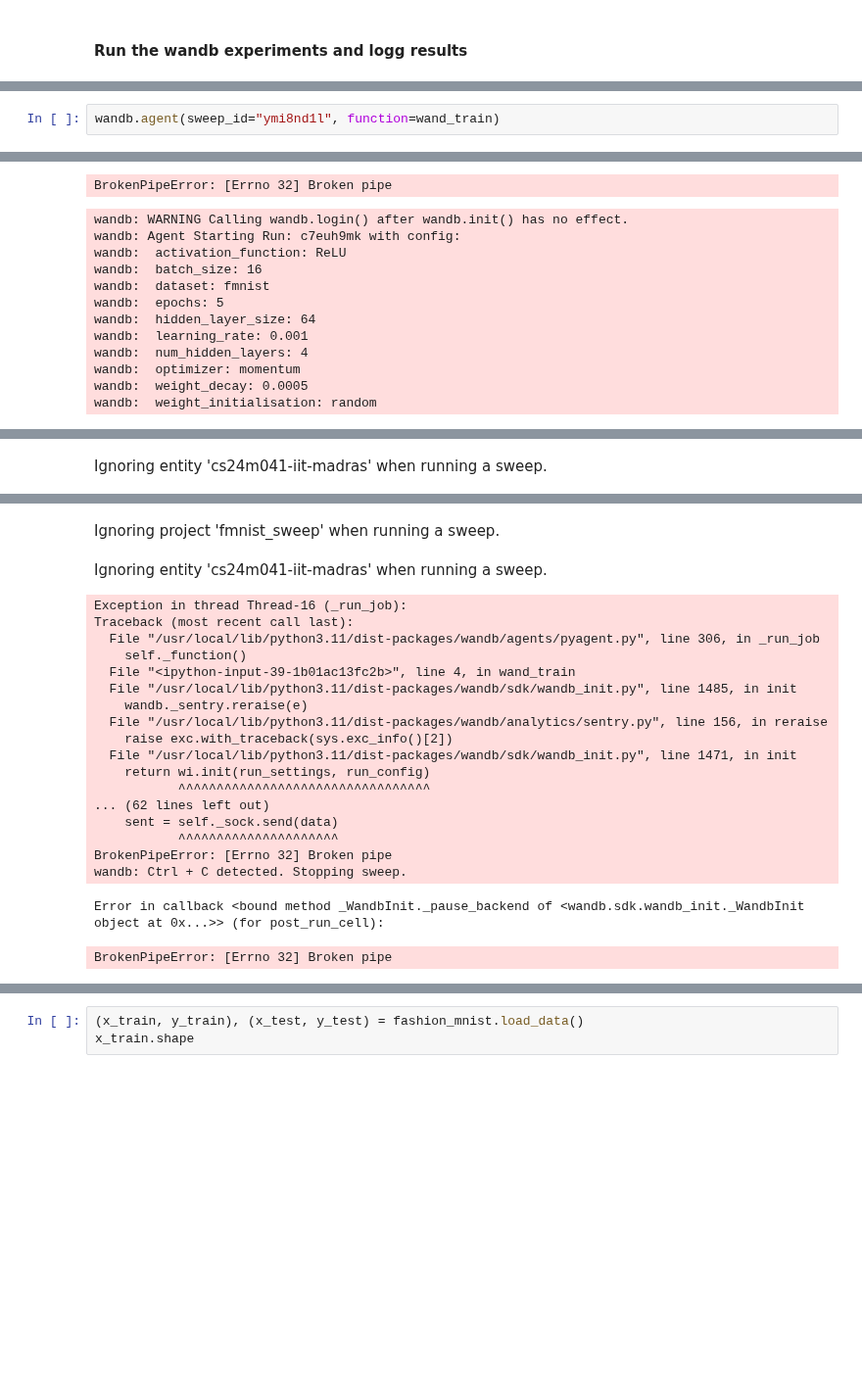
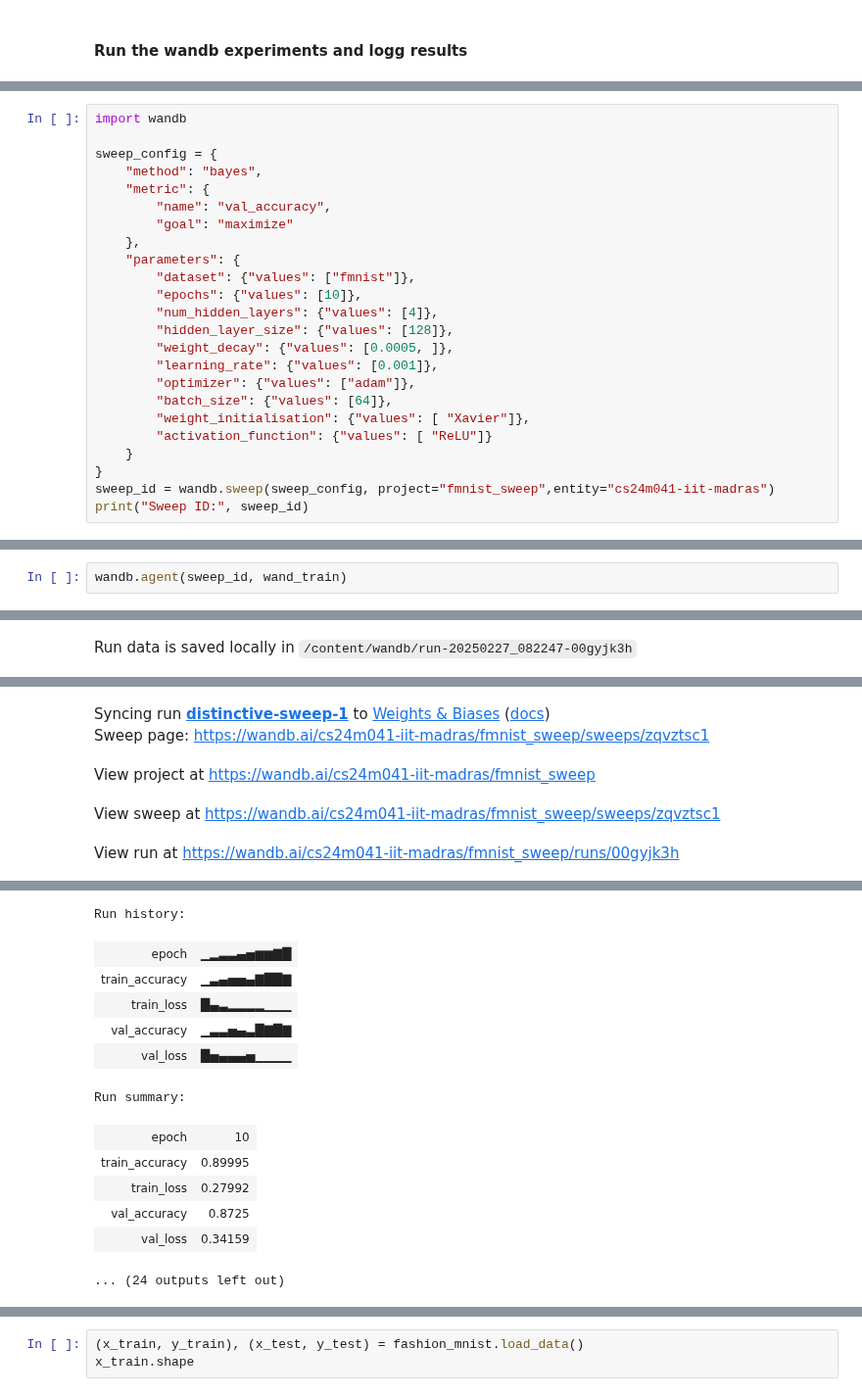
Before and after one commit to sankarvinayak/DL-assignment1, a Jupyter notebook: DL_assignment_1.ipynb, the cells around one changed output, grey strips where cells are left out. Shown at 98% size. Drawn from its saved outputs; the diff is of its cells as text; blank space fills up the shorter version.

Commit message:
bug low accuracy bug fixed

```diff
--- a/DL_assignment_1.ipynb
+++ b/DL_assignment_1.ipynb
@@ -657,0 +584,24 @@ BrokenPipeError: [Errno 32] Broken pipe
+# %%
+import wandb
+
+sweep_config = {
+    "method": "bayes",
+    "metric": {
+        "name": "val_accuracy",
+        "goal": "maximize"
+    },
+    "parameters": {
+        "dataset": {"values": ["fmnist"]},
+        "epochs": {"values": [10]},
+        "num_hidden_layers": {"values": [4]},
+        "hidden_layer_size": {"values": [128]},
+        "weight_decay": {"values": [0.0005, ]},
+        "learning_rate": {"values": [0.001]},
+        "optimizer": {"values": ["adam"]},
+        "batch_size": {"values": [64]},
+        "weight_initialisation": {"values": [ "Xavier"]},
+        "activation_function": {"values": [ "ReLU"]}
+    }
+}
+sweep_id = wandb.sweep(sweep_config, project="fmnist_sweep",entity="cs24m041-iit-madras")
+print("Sweep ID:", sweep_id)
@@ -658,3 +612,3 @@ BrokenPipeError: [Errno 32] Broken pipe
 # %%
-wandb.agent(sweep_id="ymi8nd1l", function=wand_train)
+wandb.agent(sweep_id, wand_train)
 # %% [output]
@@ -662,13 +625,0 @@ Error in callback <bound method _WandbInit._resume_backend of <wandb.sdk.wandb_i
-BrokenPipeError: [Errno 32] Broken pipe
-wandb: WARNING Calling wandb.login() after wandb.init() has no effect.
-wandb: Agent Starting Run: c7euh9mk with config:
-wandb:  activation_function: ReLU
-wandb:  batch_size: 16
-wandb:  dataset: fmnist
-wandb:  epochs: 5
-wandb:  hidden_layer_size: 64
-wandb:  learning_rate: 0.001
-wandb:  num_hidden_layers: 4
-wandb:  optimizer: momentum
-wandb:  weight_decay: 0.0005
-wandb:  weight_initialisation: random
@@ -676 +627 @@ Ignoring project 'fmnist_sweep' when running a sweep.
-Ignoring entity 'cs24m041-iit-madras' when running a sweep.
+Run data is saved locally in /content/wandb/run-20250227_082247-00gyjk3h
@@ -694,21 +628,5 @@ wandb:  weight_initialisation: Xavier
-Ignoring project 'fmnist_sweep' when running a sweep.
+Syncing run distinctive-sweep-1 to Weights & Biases (docs)
+Sweep page: https://wandb.ai/cs24m041-iit-madras/fmnist_sweep/sweeps/zqvztsc1
-Ignoring entity 'cs24m041-iit-madras' when running a sweep.
+View project at https://wandb.ai/cs24m041-iit-madras/fmnist_sweep
-Exception in thread Thread-16 (_run_job):
-Traceback (most recent call last):
-  File "/usr/local/lib/python3.11/dist-packages/wandb/agents/pyagent.py", line 306, in _run_job
-    self._function()
-  File "<ipython-input-39-1b01ac13fc2b>", line 4, in wand_train
-  File "/usr/local/lib/python3.11/dist-packages/wandb/sdk/wandb_init.py", line 1485, in init
-    wandb._sentry.reraise(e)
-  File "/usr/local/lib/python3.11/dist-packages/wandb/analytics/sentry.py", line 156, in reraise
-    raise exc.with_traceback(sys.exc_info()[2])
-  File "/usr/local/lib/python3.11/dist-packages/wandb/sdk/wandb_init.py", line 1471, in init
-    return wi.init(run_settings, run_config)
-           ^^^^^^^^^^^^^^^^^^^^^^^^^^^^^^^^^
-... (62 lines left out)
-    sent = self._sock.send(data)
-           ^^^^^^^^^^^^^^^^^^^^^
-BrokenPipeError: [Errno 32] Broken pipe
-wandb: Ctrl + C detected. Stopping sweep.
-Error in callback <bound method _WandbInit._pause_backend of <wandb.sdk.wandb_init._WandbInit object at 0x...>> (for post_run_cell):
-BrokenPipeError: [Errno 32] Broken pipe
+View sweep at https://wandb.ai/cs24m041-iit-madras/fmnist_sweep/sweeps/zqvztsc1
+View run at https://wandb.ai/cs24m041-iit-madras/fmnist_sweep/runs/00gyjk3h
@@ -714,0 +634,13 @@ BrokenPipeError: [Errno 32] Broken pipe
+Run history:
+| epoch | ▁▂▃▃▄▅▆▆▇█ |
+| train_accuracy | ▁▃▄▅▅▄▇██▇ |
+| train_loss | █▄▃▂▂▂▂▁▁▁ |
+| val_accuracy | ▁▃▃▅▄▃█▇█▇ |
+| val_loss | █▅▄▄▄▅▁▁▁▁ |
+Run summary:
+| epoch | 10 |
+| train_accuracy | 0.89995 |
+| train_loss | 0.27992 |
+| val_accuracy | 0.8725 |
+| val_loss | 0.34159 |
+... (24 outputs left out)
```
Also changed, not shown: parts of 10 cells of this notebook.
